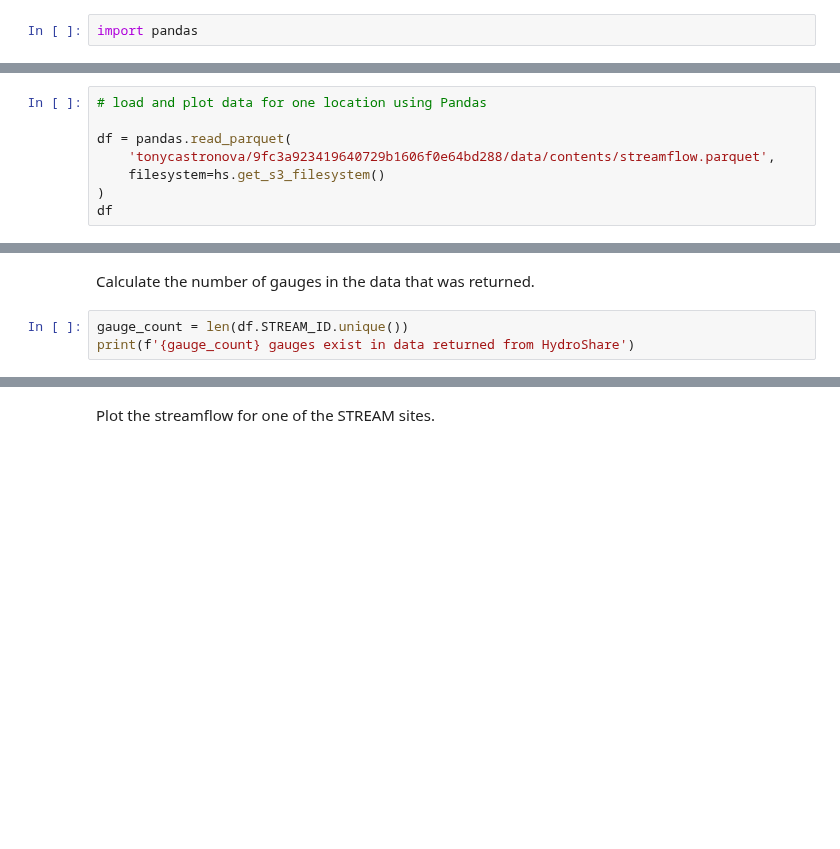
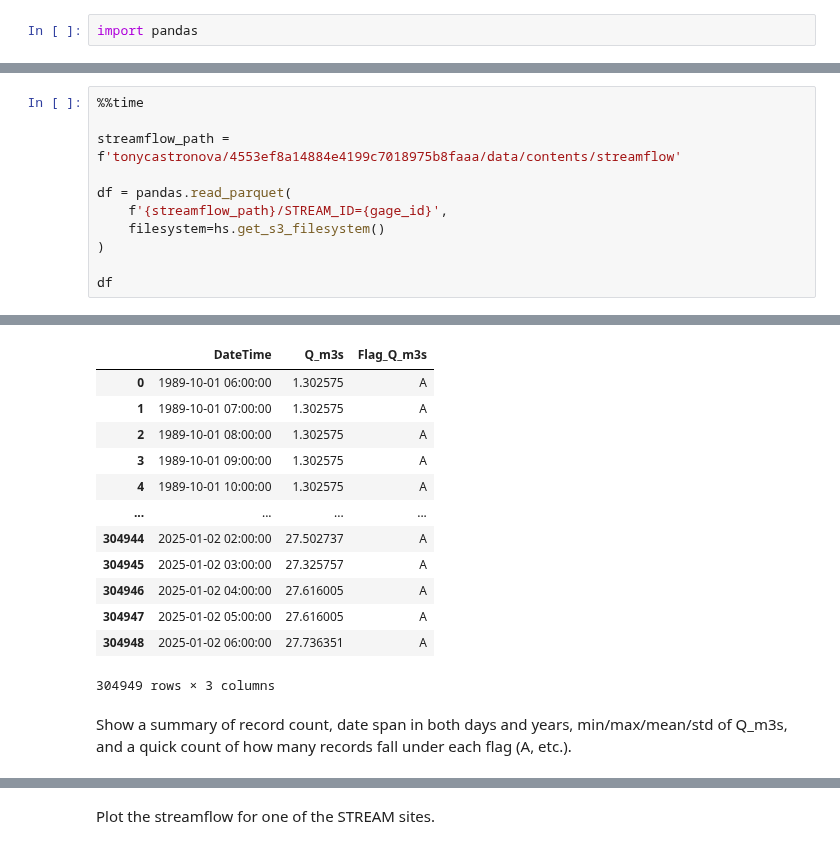
Before and after one commit to CUAHSI/STREAM, a Jupyter notebook: examples/parquet-data-access.ipynb, the cells around one changed output, grey strips where cells are left out. Drawn from its saved outputs; the diff is of its cells as text; blank space fills up the shorter version.

```diff
--- a/examples/parquet-data-access.ipynb
+++ b/examples/parquet-data-access.ipynb
@@ -30,8 +176,12 @@ The following example loads the entire record of streamflow data for the Mississ
 # %%
-# load and plot data for one location using Pandas
+%%time
+
+streamflow_path = f'tonycastronova/4553ef8a14884e4199c7018975b8faaa/data/contents/streamflow'
 
 df = pandas.read_parquet(
-    'tonycastronova/9fc3a923419640729b1606f0e64bd288/data/contents/streamflow.parquet',
+    f'{streamflow_path}/STREAM_ID={gage_id}',
     filesystem=hs.get_s3_filesystem()
 )
+
 df
+# %% [output]
@@ -38,5 +190,15 @@ df
+|  | DateTime | Q_m3s | Flag_Q_m3s |
+| 0 | 1989-10-01 06:00:00 | 1.302575 | A |
+| 1 | 1989-10-01 07:00:00 | 1.302575 | A |
+| 2 | 1989-10-01 08:00:00 | 1.302575 | A |
+| 3 | 1989-10-01 09:00:00 | 1.302575 | A |
+| 4 | 1989-10-01 10:00:00 | 1.302575 | A |
+| ... | ... | ... | ... |
+| 304944 | 2025-01-02 02:00:00 | 27.502737 | A |
+| 304945 | 2025-01-02 03:00:00 | 27.325757 | A |
+| 304946 | 2025-01-02 04:00:00 | 27.616005 | A |
+| 304947 | 2025-01-02 05:00:00 | 27.616005 | A |
+| 304948 | 2025-01-02 06:00:00 | 27.736351 | A |
+304949 rows × 3 columns
 # %% [markdown]
-Calculate the number of gauges in the data that was returned.
+Show a summary of record count, date span in both days and years, min/max/mean/std of Q_m3s, and a quick count of how many records fall under each flag (A, etc.).
-# %%
-gauge_count = len(df.STREAM_ID.unique())
-print(f'{gauge_count} gauges exist in data returned from HydroShare')
```
Also changed, not shown: parts of 46 cells of this notebook, 1 other file.
